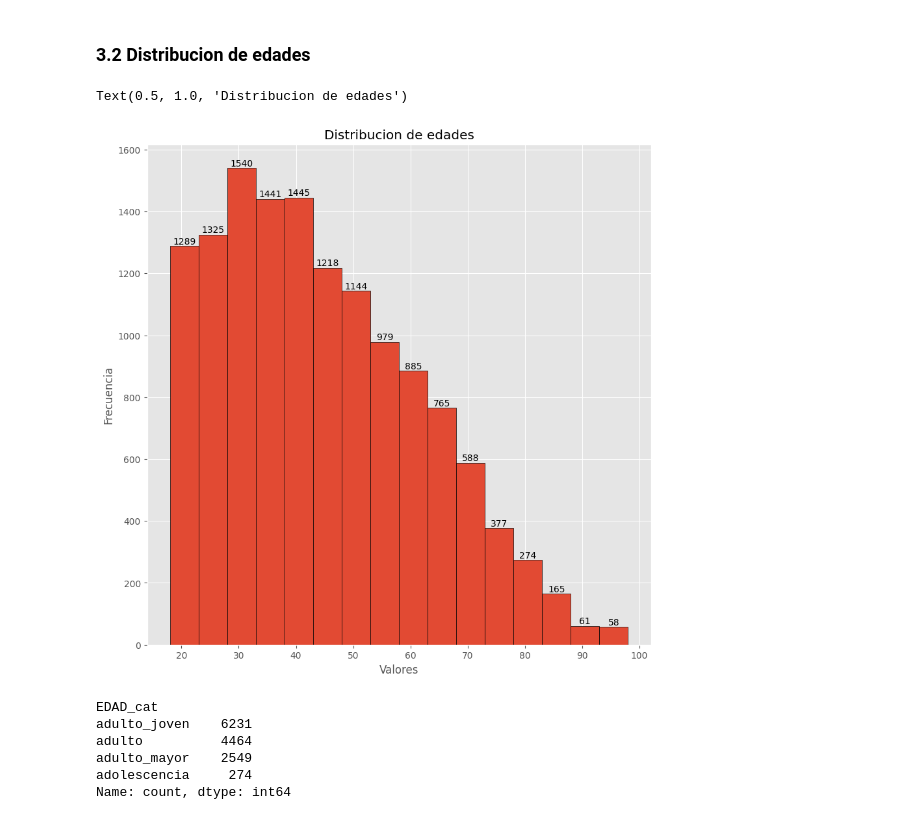
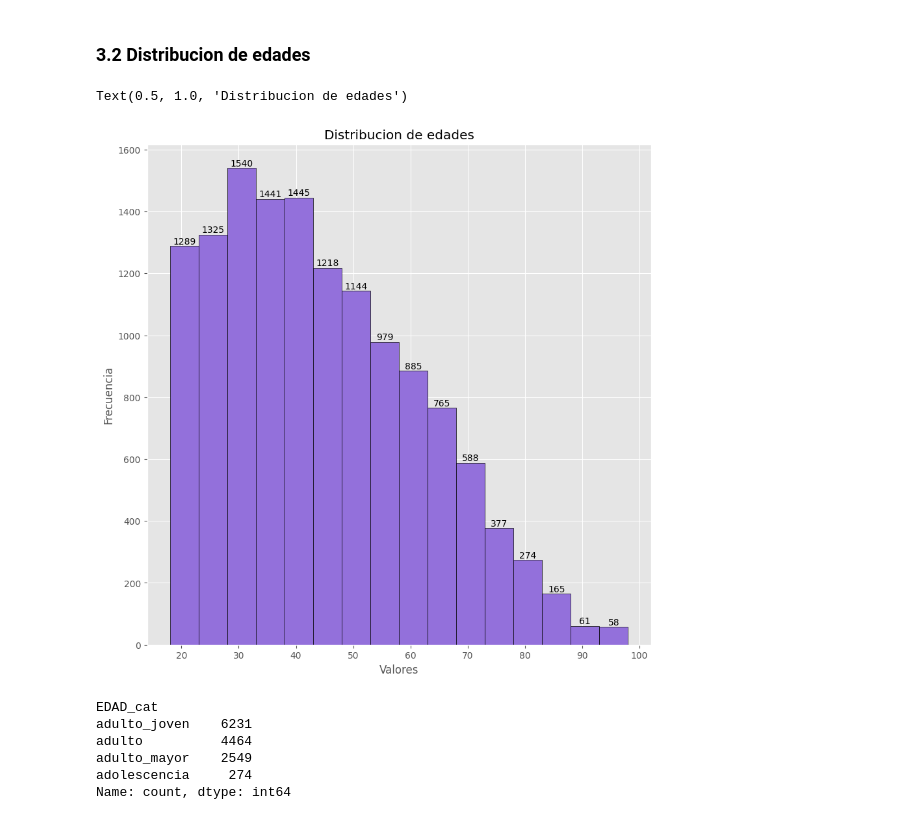
Before and after one commit to luiscarp/Analisis_ENIF, a Jupyter notebook: ENIF.ipynb, the cells around one changed output. Cells and saved outputs as stored; diff of their text form; code cells hidden in the pictures.

```diff
--- a/ENIF.ipynb
+++ b/ENIF.ipynb
@@ -532,20 +528,20 @@ plt.show()
 ### 3.2 Distribucion de edades
 # %%
 plt.figure(figsize=(10, 10))
-hist, bins, _ = plt.hist(tmodulo['df']['EDAD'], bins=16, edgecolor='black')
+hist, bins, _ = plt.hist(tmodulo['df']['EDAD'], bins=16, edgecolor='black', color = 'mediumpurple')
 # Calcular el centro de cada bin
 bin_centers = 0.5 * (bins[:-1] + bins[1:])
 
 # Etiquetar los valores en el centro de las barras
 for count, x in zip(hist, bin_centers):
     plt.text(x, count, str(int(count)), ha='center', va='bottom')
 
 plt.xlabel('Valores')
 plt.ylabel('Frecuencia')
 plt.title("Distribucion de edades")
 # %% [output]
 Text(0.5, 1.0, 'Distribucion de edades')
-[figure, old version]
+[figure, new version]
 # %%
 tmodulo['df']['EDAD_cat'].value_counts()
 # %% [output]
```
Also changed, not shown: parts of 39 cells of this notebook.
